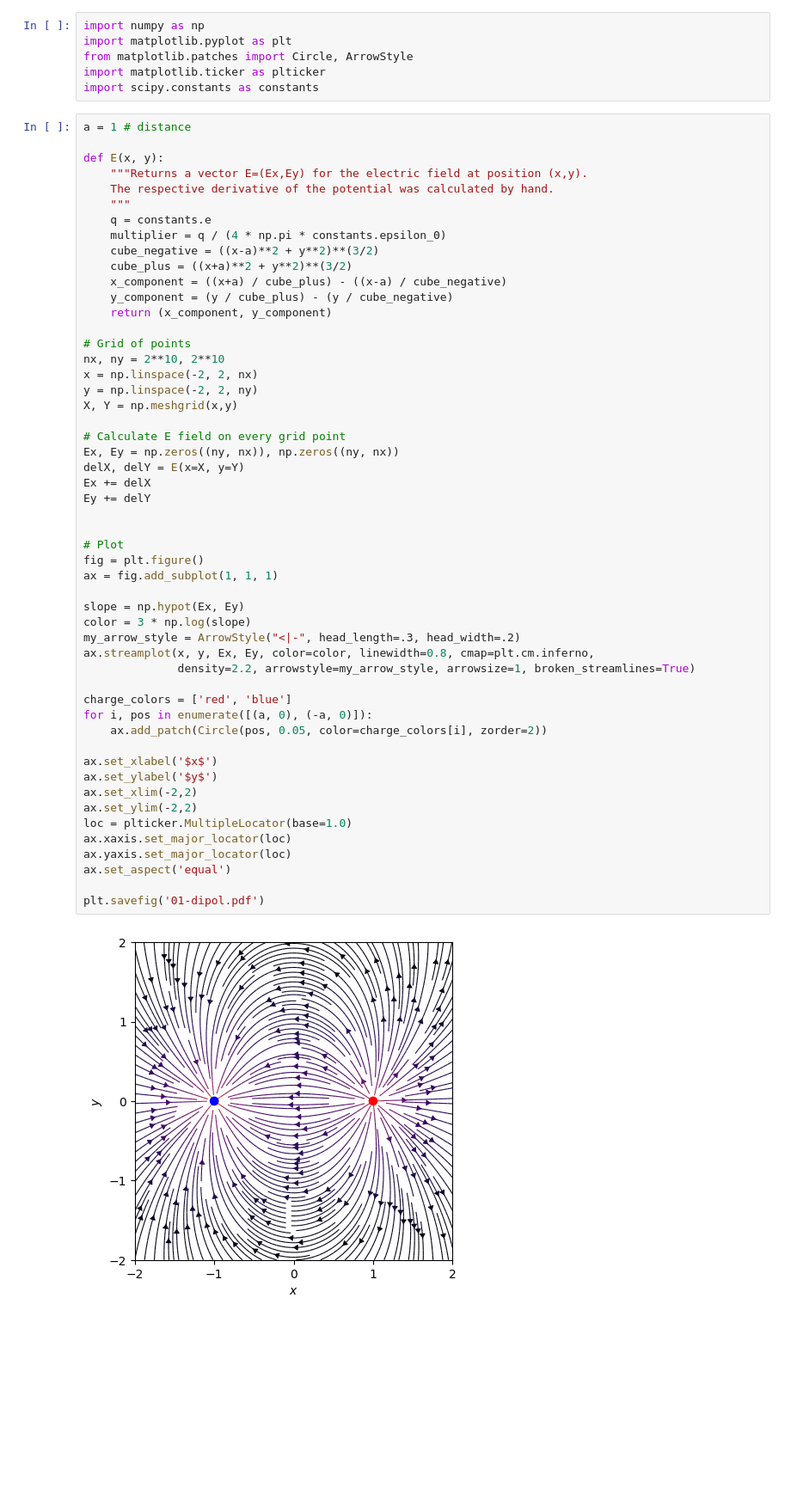
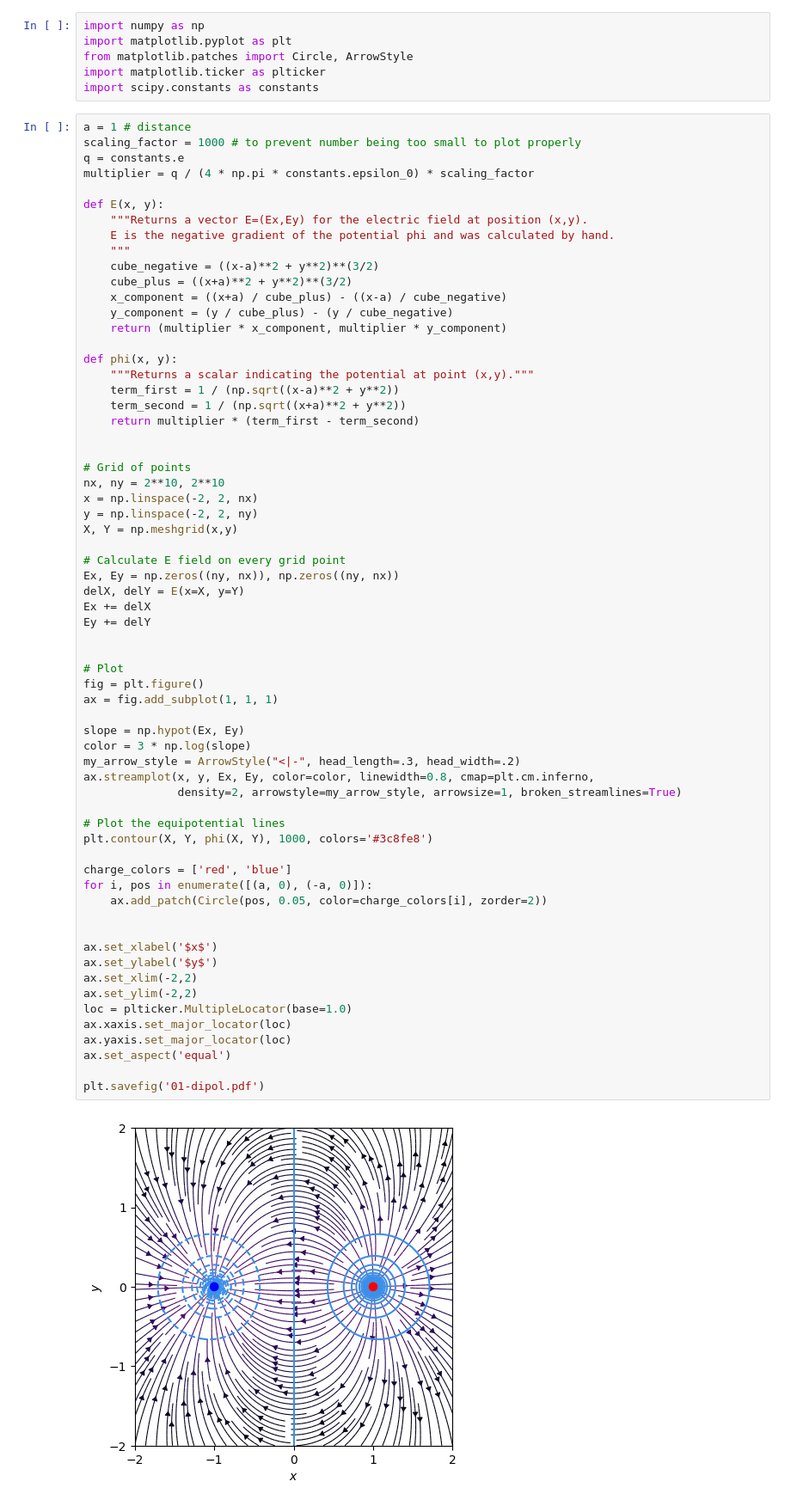
Before and after one commit to hd-exercises/exp-2-plots, a Jupyter notebook: src/homework-01/01-dipol.ipynb, the cells around one changed output. Shown: that part at 86% size. Saved outputs shown, nothing was run; the diff lists cells and outputs as text; blank space fills up the shorter version.

Commit message:
Draw equipotential contour lines

```diff
--- a/src/homework-01/01-dipol.ipynb
+++ b/src/homework-01/01-dipol.ipynb
@@ -8,18 +8,26 @@ import matplotlib.ticker as plticker
 import scipy.constants as constants
 # %%
 a = 1 # distance
+scaling_factor = 1000 # to prevent number being too small to plot properly
+q = constants.e
+multiplier = q / (4 * np.pi * constants.epsilon_0) * scaling_factor
 
 def E(x, y):
     """Returns a vector E=(Ex,Ey) for the electric field at position (x,y).
-    The respective derivative of the potential was calculated by hand.
+    E is the negative gradient of the potential phi and was calculated by hand.
     """
-    q = constants.e
-    multiplier = q / (4 * np.pi * constants.epsilon_0)
     cube_negative = ((x-a)**2 + y**2)**(3/2)
     cube_plus = ((x+a)**2 + y**2)**(3/2)
     x_component = ((x+a) / cube_plus) - ((x-a) / cube_negative)
     y_component = (y / cube_plus) - (y / cube_negative)
-    return (x_component, y_component)
+    return (multiplier * x_component, multiplier * y_component)
+
+def phi(x, y):
+    """Returns a scalar indicating the potential at point (x,y)."""
+    term_first = 1 / (np.sqrt((x-a)**2 + y**2))
+    term_second = 1 / (np.sqrt((x+a)**2 + y**2))
+    return multiplier * (term_first - term_second)
+
 
 # Grid of points
 nx, ny = 2**10, 2**10
@@ -31,32 +39,36 @@ X, Y = np.meshgrid(x,y)
 Ex, Ey = np.zeros((ny, nx)), np.zeros((ny, nx))
 delX, delY = E(x=X, y=Y)
 Ex += delX
 Ey += delY
 
 
 # Plot
 fig = plt.figure()
 ax = fig.add_subplot(1, 1, 1)
 
 slope = np.hypot(Ex, Ey)
 color = 3 * np.log(slope)
 my_arrow_style = ArrowStyle("<|-", head_length=.3, head_width=.2)
 ax.streamplot(x, y, Ex, Ey, color=color, linewidth=0.8, cmap=plt.cm.inferno,
-              density=2.2, arrowstyle=my_arrow_style, arrowsize=1, broken_streamlines=True)
+              density=2, arrowstyle=my_arrow_style, arrowsize=1, broken_streamlines=True)
+
+# Plot the equipotential lines
+plt.contour(X, Y, phi(X, Y), 1000, colors='#3c8fe8')
 
 charge_colors = ['red', 'blue']
 for i, pos in enumerate([(a, 0), (-a, 0)]):
     ax.add_patch(Circle(pos, 0.05, color=charge_colors[i], zorder=2))
+
 
 ax.set_xlabel('$x$')
 ax.set_ylabel('$y$')
 ax.set_xlim(-2,2)
 ax.set_ylim(-2,2)
 loc = plticker.MultipleLocator(base=1.0)
 ax.xaxis.set_major_locator(loc)
 ax.yaxis.set_major_locator(loc)
 ax.set_aspect('equal')
 
 plt.savefig('01-dipol.pdf')
 # %% [output]
-[figure, old version]
+[figure, new version]
```
Also changed, not shown: 1 other file.
